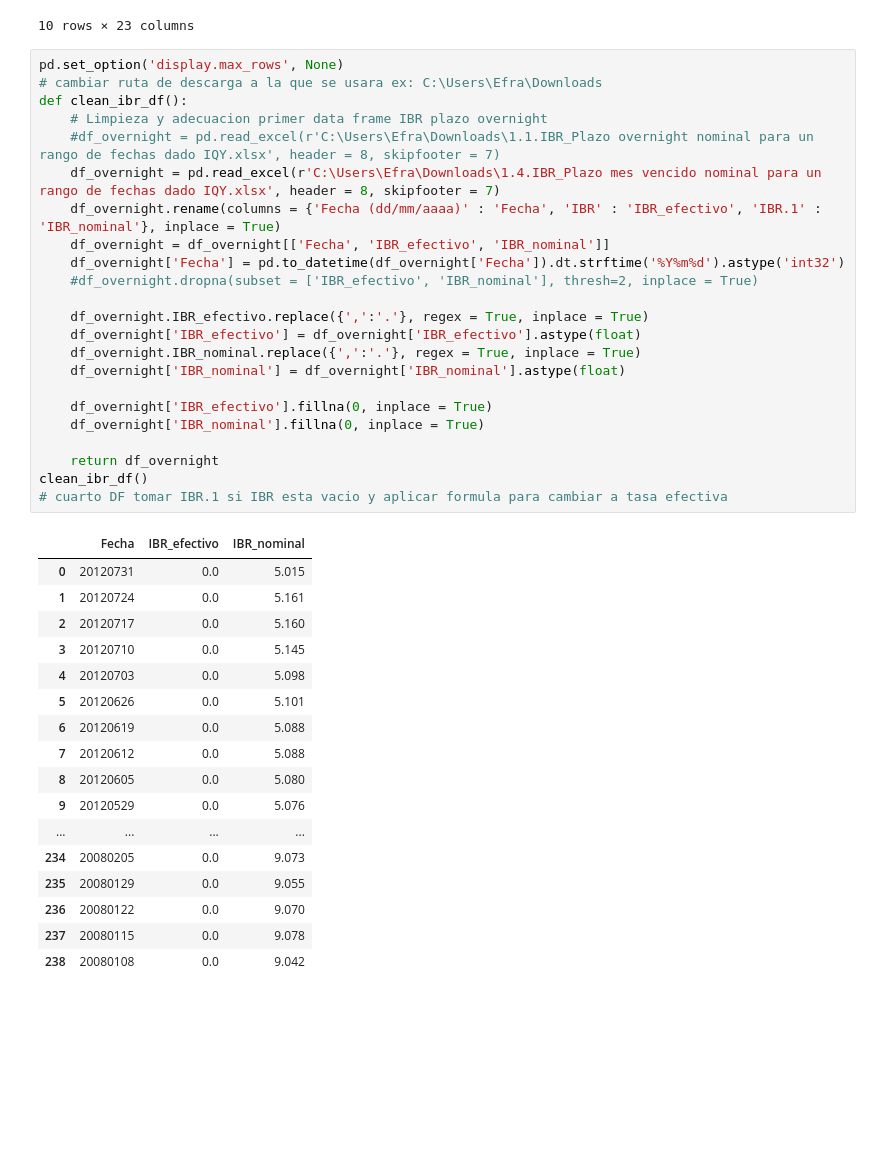
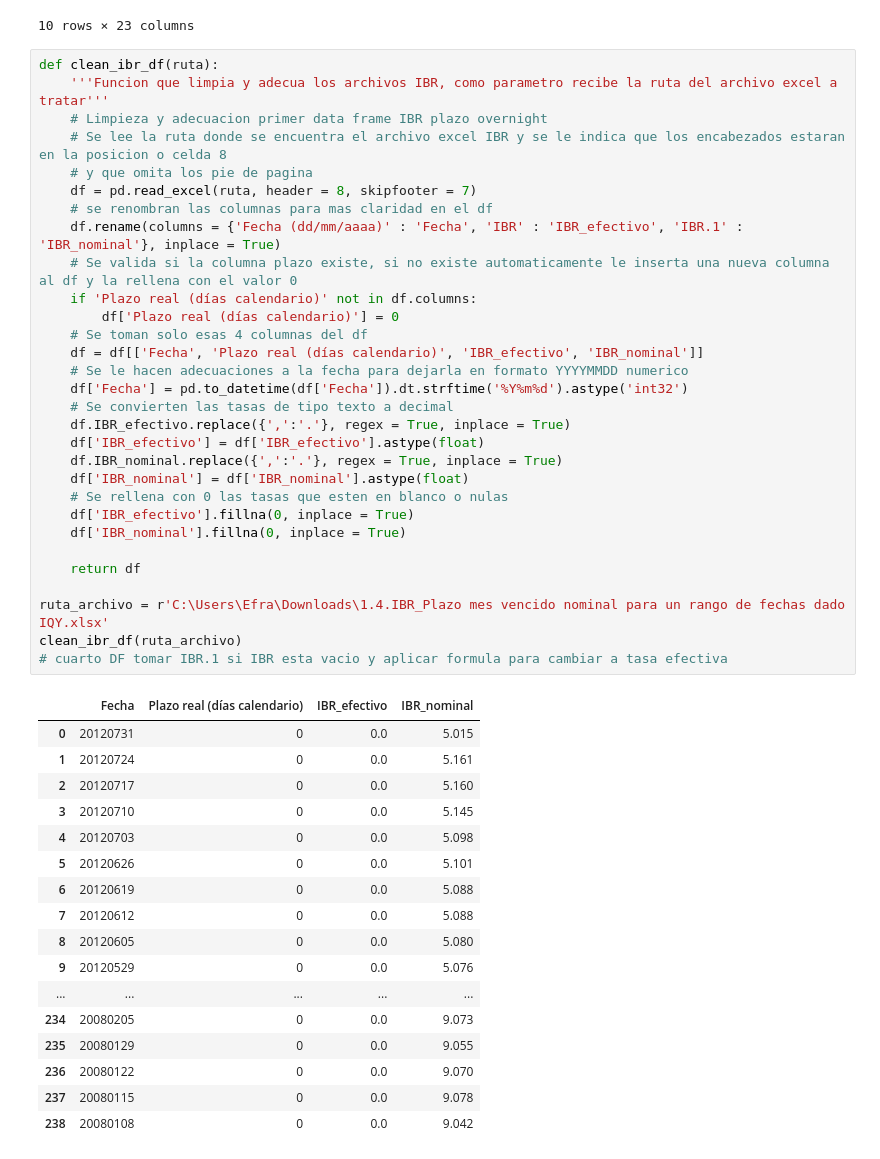
Before and after one commit to egonza21/proyecto_derivados, a Jupyter notebook: proyecto_derivados.ipynb, the cells around one changed output. Drawn from its saved outputs; the diff is of its cells as text; blank space fills up the shorter version.

Commit message:
Se agrega funcion para limpiar dataframes IBR

```diff
--- a/proyecto_derivados.ipynb
+++ b/proyecto_derivados.ipynb
@@ -208,46 +208,53 @@ clean_ibr_df()
 | 9 | 2021-04-09 00:00:00 | N | 3 | 1,734 | 1,696 | 1,697 | ... |
 10 rows × 23 columns
 # %%
-pd.set_option('display.max_rows', None)
-# cambiar ruta de descarga a la que se usara ex: C:\Users\Efra\Downloads
-def clean_ibr_df():
+def clean_ibr_df(ruta):
+    '''Funcion que limpia y adecua los archivos IBR, como parametro recibe la ruta del archivo excel a tratar'''
     # Limpieza y adecuacion primer data frame IBR plazo overnight
-    #df_overnight = pd.read_excel(r'C:\Users\Efra\Downloads\1.1.IBR_Plazo overnight nominal para un rango de fechas dado IQY.xlsx', header = 8, skipfooter = 7)
-    df_overnight = pd.read_excel(r'C:\Users\Efra\Downloads\1.4.IBR_Plazo mes vencido nominal para un rango de fechas dado IQY.xlsx', header = 8, skipfooter = 7)
-    df_overnight.rename(columns = {'Fecha (dd/mm/aaaa)' : 'Fecha', 'IBR' : 'IBR_efectivo', 'IBR.1' : 'IBR_nominal'}, inplace = True)
-    df_overnight = df_overnight[['Fecha', 'IBR_efectivo', 'IBR_nominal']]
-    df_overnight['Fecha'] = pd.to_datetime(df_overnight['Fecha']).dt.strftime('%Y%m%d').astype('int32')
-    #df_overnight.dropna(subset = ['IBR_efectivo', 'IBR_nominal'], thresh=2, inplace = True)
+    # Se lee la ruta donde se encuentra el archivo excel IBR y se le indica que los encabezados estaran en la posicion o celda 8
+    # y que omita los pie de pagina
+    df = pd.read_excel(ruta, header = 8, skipfooter = 7)
+    # se renombran las columnas para mas claridad en el df
+    df.rename(columns = {'Fecha (dd/mm/aaaa)' : 'Fecha', 'IBR' : 'IBR_efectivo', 'IBR.1' : 'IBR_nominal'}, inplace = True)
+    # Se valida si la columna plazo existe, si no existe automaticamente le inserta una nueva columna al df y la rellena con el valor 0
+    if 'Plazo real (días calendario)' not in df.columns:
+        df['Plazo real (días calendario)'] = 0
+    # Se toman solo esas 4 columnas del df
+    df = df[['Fecha', 'Plazo real (días calendario)', 'IBR_efectivo', 'IBR_nominal']]
+    # Se le hacen adecuaciones a la fecha para dejarla en formato YYYYMMDD numerico
+    df['Fecha'] = pd.to_datetime(df['Fecha']).dt.strftime('%Y%m%d').astype('int32')
+    # Se convierten las tasas de tipo texto a decimal
+    df.IBR_efectivo.replace({',':'.'}, regex = True, inplace = True)
+    df['IBR_efectivo'] = df['IBR_efectivo'].astype(float)
+    df.IBR_nominal.replace({',':'.'}, regex = True, inplace = True)
+    df['IBR_nominal'] = df['IBR_nominal'].astype(float)
+    # Se rellena con 0 las tasas que esten en blanco o nulas
+    df['IBR_efectivo'].fillna(0, inplace = True)
+    df['IBR_nominal'].fillna(0, inplace = True)
 
-    df_overnight.IBR_efectivo.replace({',':'.'}, regex = True, inplace = True)
-    df_overnight['IBR_efectivo'] = df_overnight['IBR_efectivo'].astype(float)
-    df_overnight.IBR_nominal.replace({',':'.'}, regex = True, inplace = True)
-    df_overnight['IBR_nominal'] = df_overnight['IBR_nominal'].astype(float)
+    return df
 
-    df_overnight['IBR_efectivo'].fillna(0, inplace = True)
-    df_overnight['IBR_nominal'].fillna(0, inplace = True)
-
-    return df_overnight
-clean_ibr_df()
+ruta_archivo = r'C:\Users\Efra\Downloads\1.4.IBR_Plazo mes vencido nominal para un rango de fechas dado IQY.xlsx'
+clean_ibr_df(ruta_archivo)
 # cuarto DF tomar IBR.1 si IBR esta vacio y aplicar formula para cambiar a tasa efectiva
 # %% [output]
-|  | Fecha | IBR_efectivo | IBR_nominal |
-| 0 | 20120731 | 0.0 | 5.015 |
-| 1 | 20120724 | 0.0 | 5.161 |
-| 2 | 20120717 | 0.0 | 5.160 |
-| 3 | 20120710 | 0.0 | 5.145 |
-| 4 | 20120703 | 0.0 | 5.098 |
-| 5 | 20120626 | 0.0 | 5.101 |
-| 6 | 20120619 | 0.0 | 5.088 |
-| 7 | 20120612 | 0.0 | 5.088 |
-| 8 | 20120605 | 0.0 | 5.080 |
-| 9 | 20120529 | 0.0 | 5.076 |
-| ... | ... | ... | ... |
-| 234 | 20080205 | 0.0 | 9.073 |
-| 235 | 20080129 | 0.0 | 9.055 |
-| 236 | 20080122 | 0.0 | 9.070 |
-| 237 | 20080115 | 0.0 | 9.078 |
-| 238 | 20080108 | 0.0 | 9.042 |
+|  | Fecha | Plazo real (días calendario) | IBR_efectivo | IBR_nominal |
+| 0 | 20120731 | 0 | 0.0 | 5.015 |
+| 1 | 20120724 | 0 | 0.0 | 5.161 |
+| 2 | 20120717 | 0 | 0.0 | 5.160 |
+| 3 | 20120710 | 0 | 0.0 | 5.145 |
+| 4 | 20120703 | 0 | 0.0 | 5.098 |
+| 5 | 20120626 | 0 | 0.0 | 5.101 |
+| 6 | 20120619 | 0 | 0.0 | 5.088 |
+| 7 | 20120612 | 0 | 0.0 | 5.088 |
+| 8 | 20120605 | 0 | 0.0 | 5.080 |
+| 9 | 20120529 | 0 | 0.0 | 5.076 |
+| ... | ... | ... | ... | ... |
+| 234 | 20080205 | 0 | 0.0 | 9.073 |
+| 235 | 20080129 | 0 | 0.0 | 9.055 |
+| 236 | 20080122 | 0 | 0.0 | 9.070 |
+| 237 | 20080115 | 0 | 0.0 | 9.078 |
+| 238 | 20080108 | 0 | 0.0 | 9.042 |
 # %%
 r = clean_ibr_df()
 r.dtypes
```
Also changed, not shown: parts of 2 cells of this notebook.
